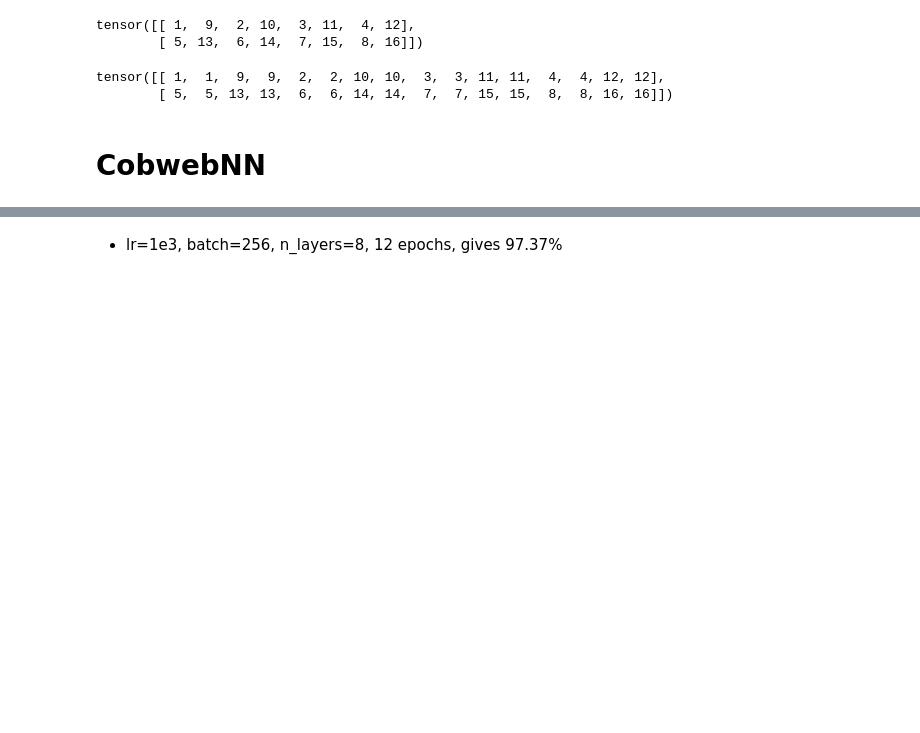
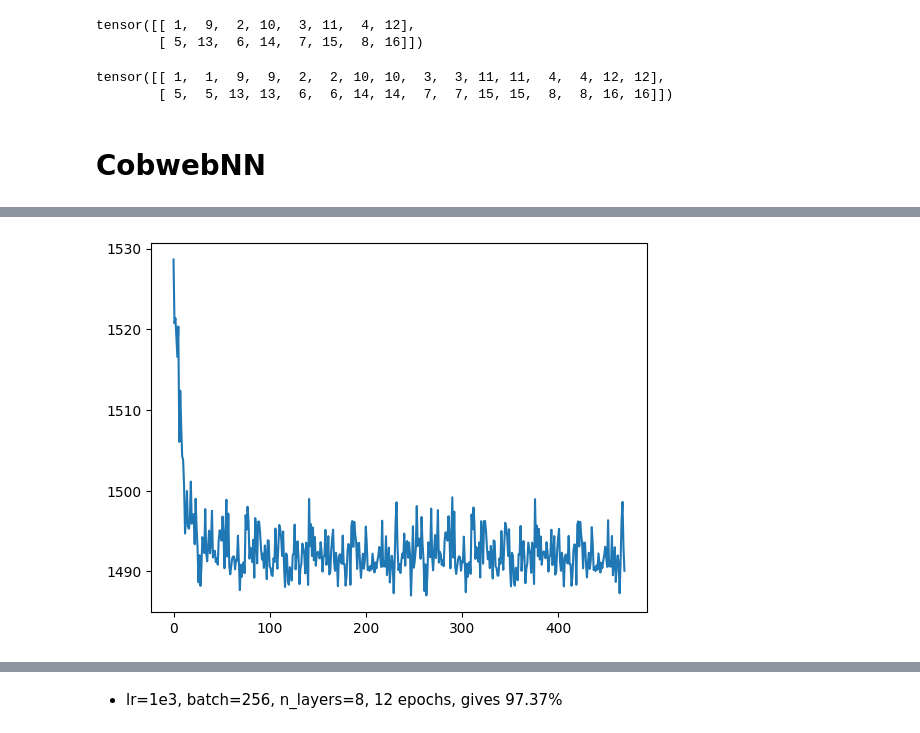
Before and after one commit to Teachable-AI-Lab/cobweb-nn, a Jupyter notebook: cobwebNN-disc.ipynb, the cells around one changed output, grey strips where cells are left out. Saved outputs shown, nothing was run; the diff lists cells and outputs as text; code cells hidden in the pictures; blank space fills up the shorter version.

Commit message:
updated to do unsupervised version of taxonomic nets, working.

```diff
--- a/cobwebNN-disc.ipynb
+++ b/cobwebNN-disc.ipynb
@@ -400,9 +243,0 @@ tensor([[0., 1., 1., 0.],
-# %%
-x = [0.5, 0.48, 0.31, 0.4]
-# y = [0.0, 1.0, 0.0, 0.0]
-x = torch.tensor(x)
-# y = torch.tensor(y)
-# z = x + y
-pred = gumbel_softmax(x, tau=0.1, hard=True, dim=0)
-print(pred)
-print(torch.argmax(pred))
@@ -431,11 +243,0 @@ mnist_01_test = untils.filter_by_label(mnist_test, split, rename_labels=True)
-# %%
-n_layers = 7
-model = CobwebNNTree(n_layers=n_layers, branch_factor=2, n_hidden=28*28, n_classes=10, loss_fn_mode=1,
-                     tau=0.01, alpha=0.3, lambda_=99, reg_decay=False)
-# model = CobwebSparse(n_layers=n_layers, branch_factor=2, n_input=64).to('cuda')
-
-model.to('mps')
-optimizer = optim.Adam(model.parameters(), lr=1e-3)
-
-untils.train_model(model, mnist_01_train, True, optimizer, epochs=10, hard=False, batch_size=256, show_loss=True,
-                   device='mps', verbose=False, early_break=False)
@@ -443,0 +244,77 @@ untils.train_model(model, mnist_01_train, True, optimizer, epochs=10, hard=False
+# %%
+# VERSION OF TREE SAMPLES OVER PATHS NOT BRANCHES
+
+class CobwebNNTree(nn.Module):
+    def __init__(self, n_layers=3, n_classes=10, n_features=784, branch_factor=2, tau=1):
+        super().__init__()
+        self.n_layers = n_layers-1
+        self.n_features = n_features
+        #self.n_classes = n_classes
+        self.branch_factor = branch_factor
+        self.tau = tau
+
+        n_leaves = self.branch_factor**self.n_layers
+        self.logit_pi = nn.Parameter(torch.zeros(n_leaves))
+        self.mu = nn.Parameter(torch.nn.init.xavier_normal_(torch.empty(n_leaves, n_features)))
+        #self.class_logits = nn.Parameter(torch.nn.init.xavier_normal_(torch.empty(n_leaves, n_classes)))
+        # self.var = nn.Parameter(torch.nn.init.xavier_normal_(torch.empty(n_leaves, n_features)))
+        # self.var0 = torch.tensor(0.5 * math.e * math.pi)
+
+    def layer_mu_and_logit_pi(self):
+        mu = self.mu
+        logit_pi = self.logit_pi
+
+        layer_mu = [mu]
+        layer_logits_pi = [logit_pi]
+
+        for i in range(self.n_layers):
+            mu = (mu.reshape(-1, self.branch_factor, self.n_features, ) * logit_pi.reshape(-1, self.branch_factor, 1).softmax(dim=1)).sum(dim=1)
+            logit_pi = logit_pi.reshape(-1, self.branch_factor).logsumexp(dim=-1)
+            layer_mu.append(mu)
+            layer_logits_pi.append(logit_pi)
+
+        return list(reversed(layer_mu)), list(reversed(layer_logits_pi))
+
+    def forward(self, x, y=None, hard=False):
+        x = x.view(-1, self.n_features)
+        B = x.size(0)
+
+        layer_mu, layer_logits_pi = self.layer_mu_and_logit_pi()
+
+        layer_losses = []
+        layer_prototypes = []
+
+        loss = torch.tensor(0.0)
+
+        ll_c_given_x = None
+        for i, mu in enumerate(layer_mu):
+            if ll_c_given_x is None:
+                ll_c_given_x = torch.zeros(B, 1).to(x.device)
+            else:
+                ll_c_given_x = ll_c_given_x.unsqueeze(2).expand(-1, -1, self.branch_factor).reshape(B, -1)
+
+            ll_c = (ll_c_given_x + layer_logits_pi[i]).log_softmax(dim=-1)
+            components = torch.distributions.Independent(torch.distributions.normal.Normal(mu, torch.ones(mu.size(0), self.n_features)), 1)
+            ll_c_given_x = torch.nn.functional.log_softmax(ll_c + components.log_prob(x.unsqueeze(1)), dim=-1)
+
+        prob_c = torch.nn.functional.gumbel_softmax(ll_c_given_x, tau=self.tau, hard=hard, dim=-1)
+
+        for mu in reversed(layer_mu):
+            components = torch.distributions.Independent(torch.distributions.normal.Normal(mu, torch.ones(mu.size(0), self.n_features)), 1)
+            loss -= ((components.log_prob(x.unsqueeze(1)))*prob_c).sum(dim=-1).mean()
+            if prob_c.size(-1) > 1:
+                prob_c = prob_c.reshape(B, -1, self.branch_factor).sum(dim=-1)
+
+        return untils.ModelOutput(loss=loss, debug_info={'layer_losses': layer_losses})
+
+n_layers = 2
+model = CobwebNNTree(n_layers=n_layers, branch_factor=2, n_features=28*28, tau=1.)
+# model = CobwebSparse(n_layers=n_layers, branch_factor=2, n_input=64).to('cuda')
+
+model.to('cpu')
+optimizer = optim.Adam(model.parameters(), lr=2e-2)
+
+untils.train_model(model, mnist_01_train, True, optimizer, epochs=2, hard=False, batch_size=256, show_loss=True,
+                   device='cpu', verbose=False, early_break=False)
+# %% [output]
+[figure, added]
```
Also changed, not shown: parts of 16 cells of this notebook.
